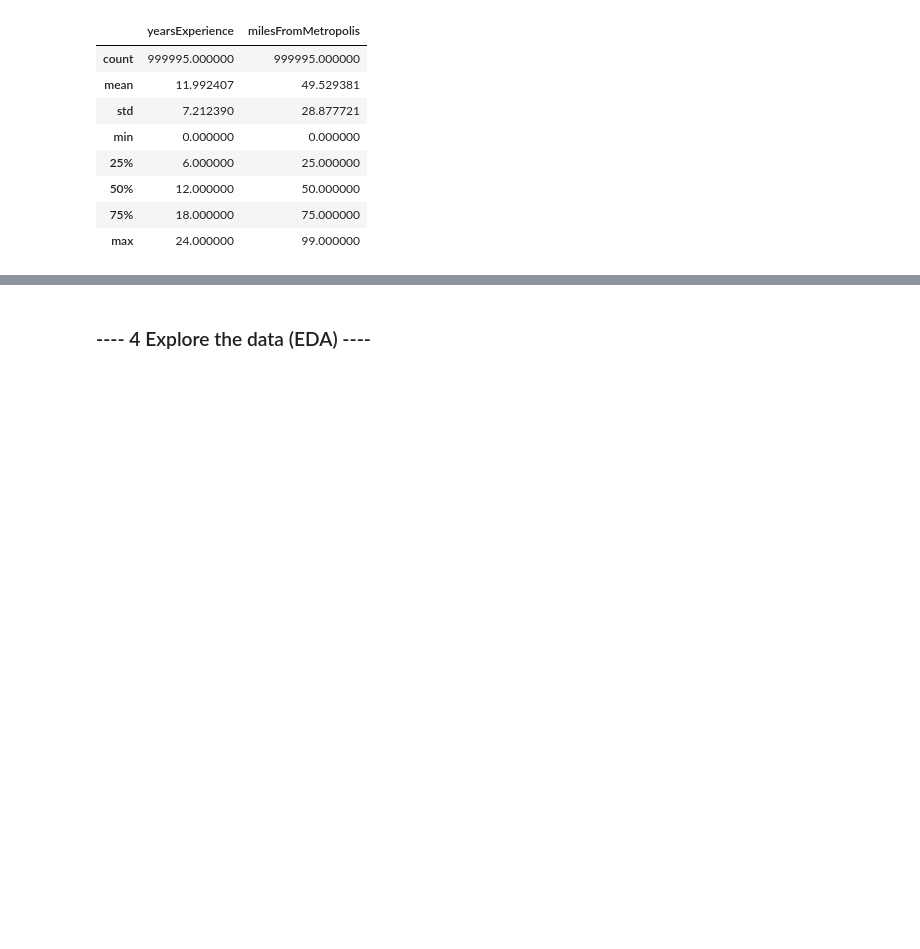
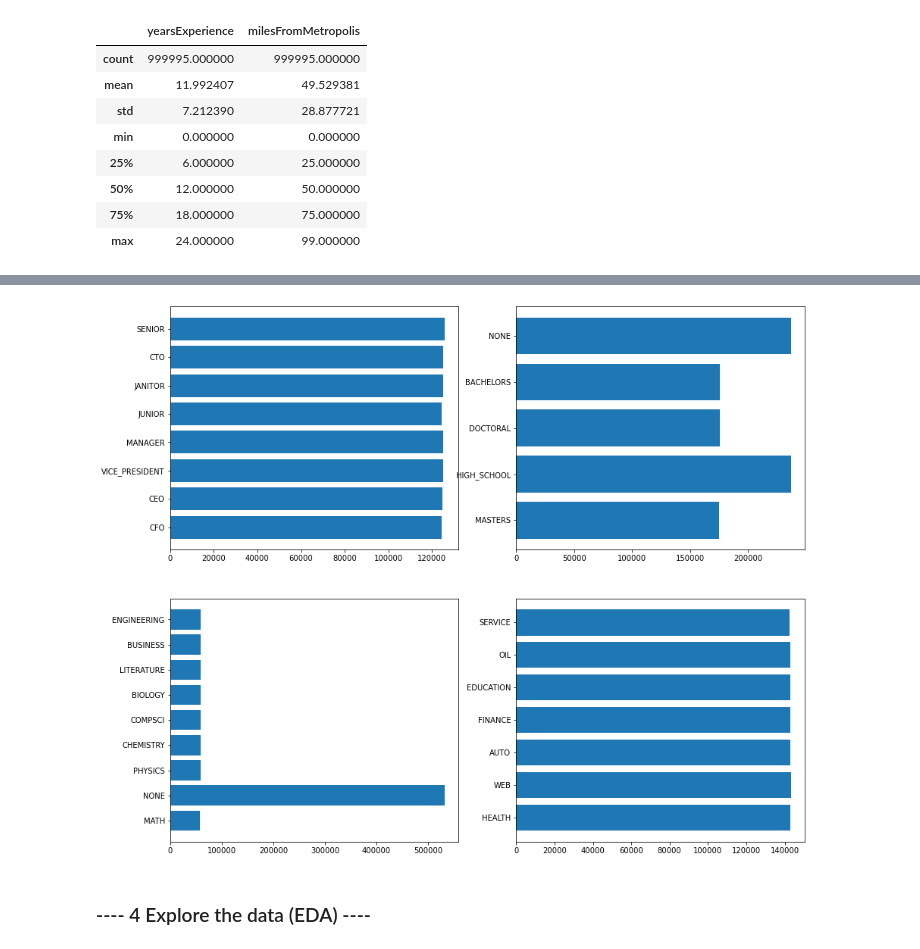
Before and after one commit to anthonywong611/salary_prediction_DS, a Jupyter notebook: Salary_Prediction_Notebook.ipynb, the cells around one changed output, grey strips where cells are left out. Drawn from its saved outputs; the diff is of its cells as text; code cells hidden in the pictures; blank space fills up the shorter version.

```diff
--- a/Salary_Prediction_Notebook.ipynb
+++ b/Salary_Prediction_Notebook.ipynb
@@ -140,3 +153,43 @@ train_features_df.describe(include = ['O'])
+# %%
+jobType = train_features_df['jobType']
+job = {jobtype:0 for jobtype in jobType.unique()} ### numbers of jobType
+for jobtype in jobType:
+    job[jobtype] += 1
+
+degreeType = train_features_df['degree']
+degree = {deg:0 for deg in degreeType.unique()} ### numbers of degree
+for deg in degreeType:
+    degree[deg] += 1
+
+majorType = train_features_df['major']
+major = {maj:0 for maj in majorType.unique()} ### numbers of major
+for maj in majorType:
+    major[maj] += 1
+
+industryType = train_features_df['industry']
+industry = {ind:0 for ind in industryType.unique()} ### numbers of industry
+for ind in industryType:
+    industry[ind] += 1
+# %%
+plt.figure(figsize = (15,13))
+
+def bar_plot(feat_type, feature):
+    barplot = plt.barh(feat_type.unique(), width = [feature[t] for t in feature])
+
+### distribution of jobType
+plt.subplot(2,2,1)
+bar_plot(jobType, job)
+### distribution of degree
+plt.subplot(2,2,2)
+bar_plot(degreeType, degree)
+### distribution of major
+plt.subplot(2,2,3)
+bar_plot(majorType, major)
+### distribution of industry
+plt.subplot(2,2,4)
+bar_plot(industryType, industry)
+# %% [output]
+[figure, added]
 # %% [markdown]
 ### ---- 4 Explore the data (EDA) ----
 # %%
```
Also changed, not shown: parts of 8 cells of this notebook.
